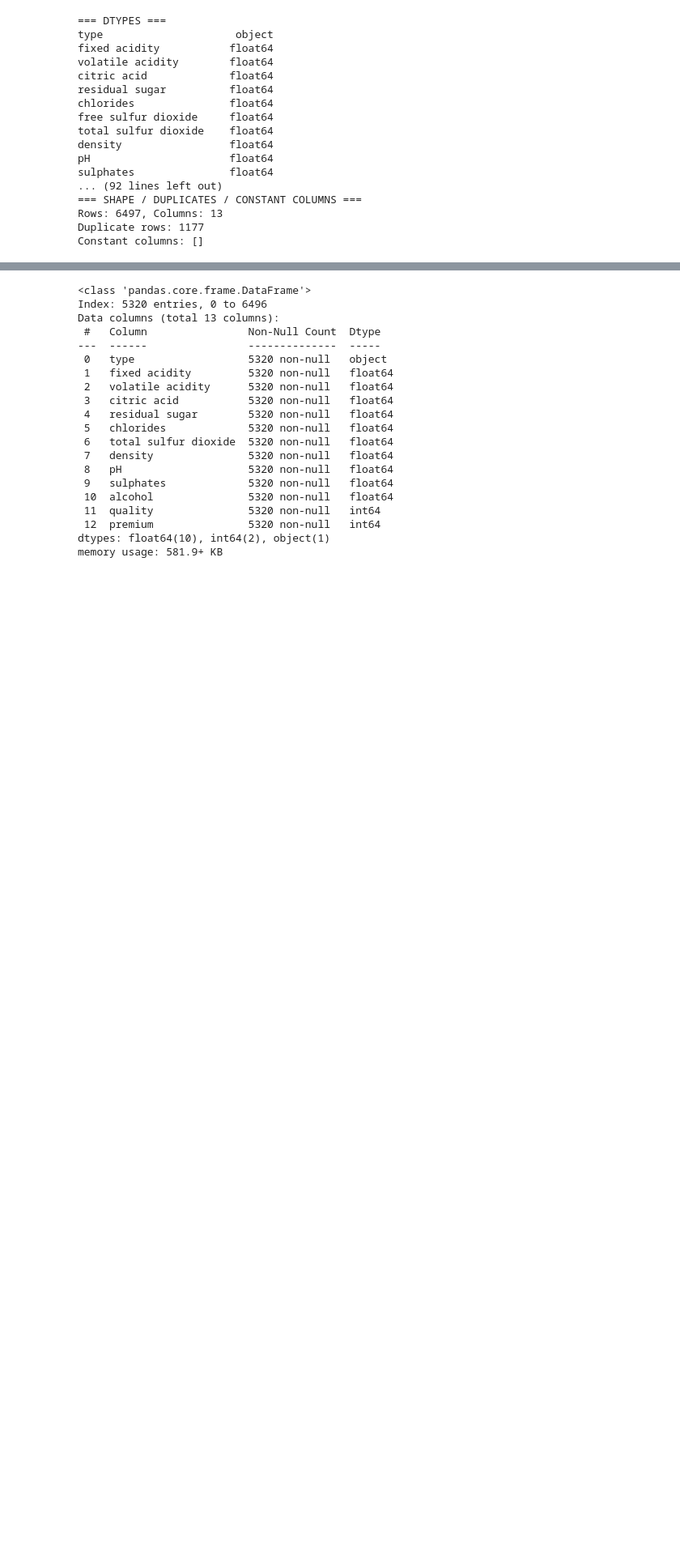
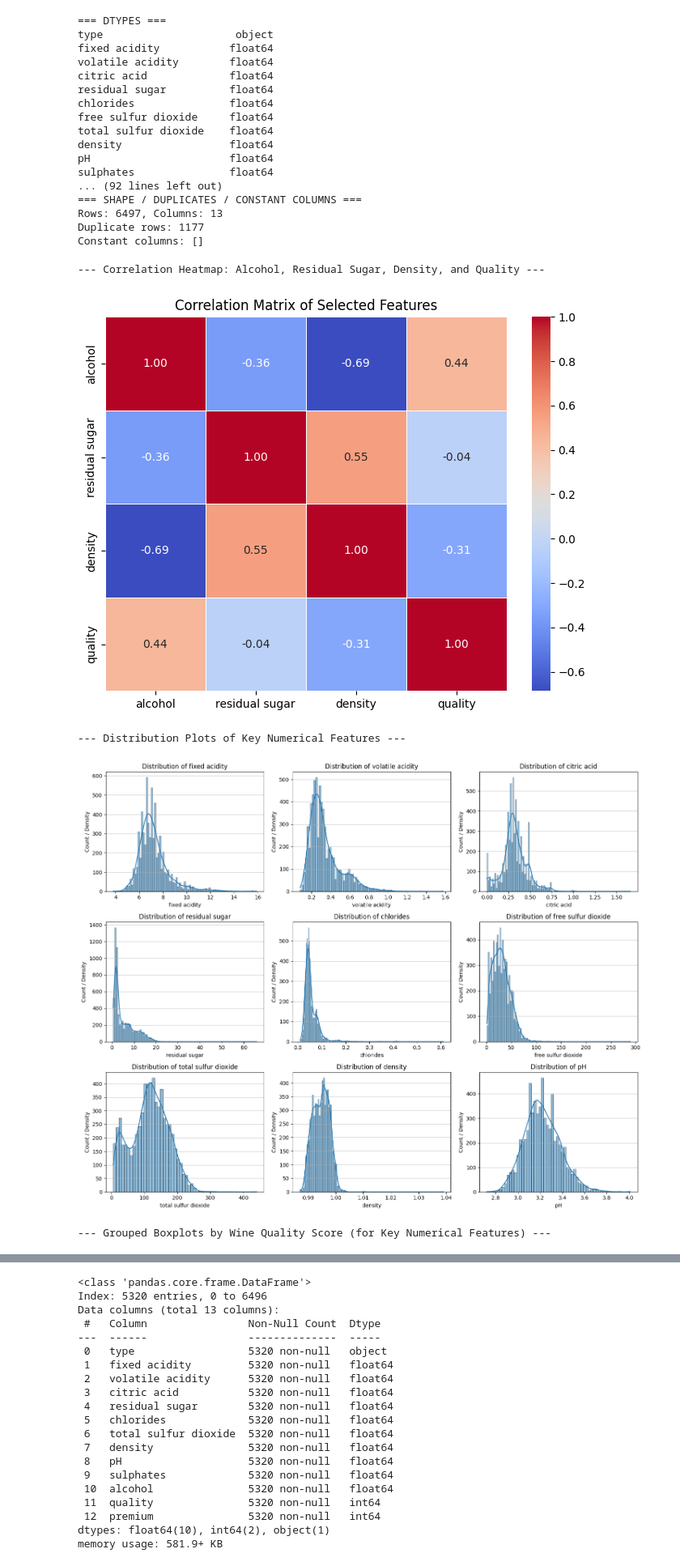
Before and after one commit to alpie13-blip/ADALL_github, a Jupyter notebook: ADALL/4641601C_ADALL_Project. v6.ipynb, the cells around one changed output, grey strips where cells are left out. Shown at 81% size. Drawn from its saved outputs; the diff is of its cells as text; code cells hidden in the pictures; blank space fills up the shorter version.

```diff
--- a/ADALL/4641601C_ADALL_Project. v6.ipynb
+++ b/ADALL/4641601C_ADALL_Project. v6.ipynb
@@ -305,3 +305,76 @@ sulphates               float64
 Rows: 6497, Columns: 13
 Duplicate rows: 1177
 Constant columns: []
+# %%
+import matplotlib.pyplot as plt
+import seaborn as sns
+import pandas as pd
+
+# --- 1. Correlation Analysis (Heatmap) ---
+print("\n--- Correlation Heatmap: Alcohol, Residual Sugar, Density, and Quality ---")
+correlation_features = ['alcohol', 'residual sugar', 'density', 'quality']
+corr_matrix = df[correlation_features].corr()
+
+plt.figure(figsize=(8, 6))
+sns.heatmap(corr_matrix, annot=True, cmap='coolwarm', fmt=".2f", linewidths=.5)
+plt.title('Correlation Matrix of Selected Features')
+plt.show()
+
+# --- 2. Distribution Plots (Histograms/KDE) for Key Numerical Features ---
+print("\n--- Distribution Plots of Key Numerical Features ---")
+# Exclude 'type', 'quality', and 'premium' as they are categorical or target variables
+# Note: 'premium' might not be in the initial 'df' if it hasn't been created yet
+num_features = df.select_dtypes(include='number').columns.drop('quality', errors='ignore')
+if 'premium' in num_features: # Remove premium if it exists
+    num_features = num_features.drop('premium')
+
+# Plot distributions for a manageable subset of features
+# We will plot the first 9 numerical features for brevity, adjust as needed.
+plot_features = num_features[:9] # Or choose specific features you want to inspect
+
+n_cols = 3
+n_rows = (len(plot_features) + n_cols - 1) // n_cols # Calculate rows needed
+
+fig, axes = plt.subplots(n_rows, n_cols, figsize=(5 * n_cols, 4 * n_rows))
+axes = axes.flatten() # Flatten in case of single row/column plots
+
+for i, feature in enumerate(plot_features):
+    sns.histplot(df[feature], kde=True, ax=axes[i])
+    axes[i].set_title(f'Distribution of {feature}')
+    axes[i].set_xlabel(feature)
+    axes[i].set_ylabel('Count / Density')
+    axes[i].grid(axis='y', alpha=0.75)
+
+# Hide any unused subplots
+for j in range(i + 1, len(axes)):
+    fig.delaxes(axes[j])
+
+plt.tight_layout()
+plt.show()
+
+# --- 3. Grouped Boxplots by Wine Quality Score ---
+print("\n--- Grouped Boxplots by Wine Quality Score (for Key Numerical Features) ---")
+# Using the same numerical features as for distribution plots, but against 'quality'
+
+fig, axes = plt.subplots(n_rows, n_cols, figsize=(5 * n_cols, 4 * n_rows), sharex=True)
+axes = axes.flatten()
+
+for i, feature in enumerate(plot_features):
+    sns.boxplot(x='quality', y=feature, data=df, ax=axes[i], palette='viridis')
+    axes[i].set_title(f'{feature} by Quality')
+    axes[i].set_xlabel('Quality Score')
+    axes[i].set_ylabel(feature)
+    axes[i].grid(axis='y', alpha=0.75)
+
+# Hide any unused subplots
+for j in range(i + 1, len(axes)):
+    fig.delaxes(axes[j])
+
+plt.tight_layout()
+plt.show()
+# %% [output]
+--- Correlation Heatmap: Alcohol, Residual Sugar, Density, and Quality ---
+[figure, added]
+--- Distribution Plots of Key Numerical Features ---
+[figure, added]
+--- Grouped Boxplots by Wine Quality Score (for Key Numerical Features) ---
```
Also changed, not shown: parts of 9 cells of this notebook.
